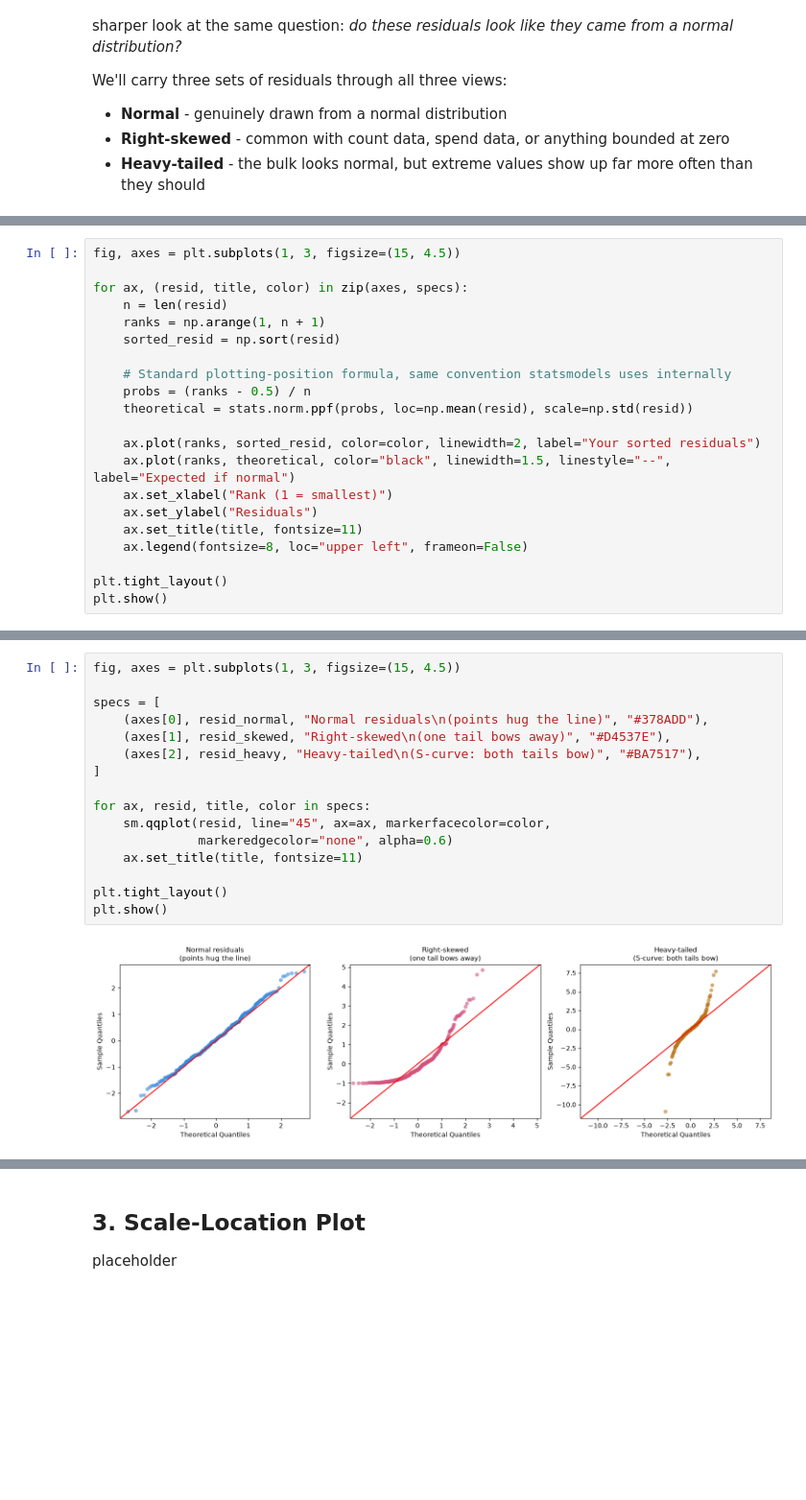
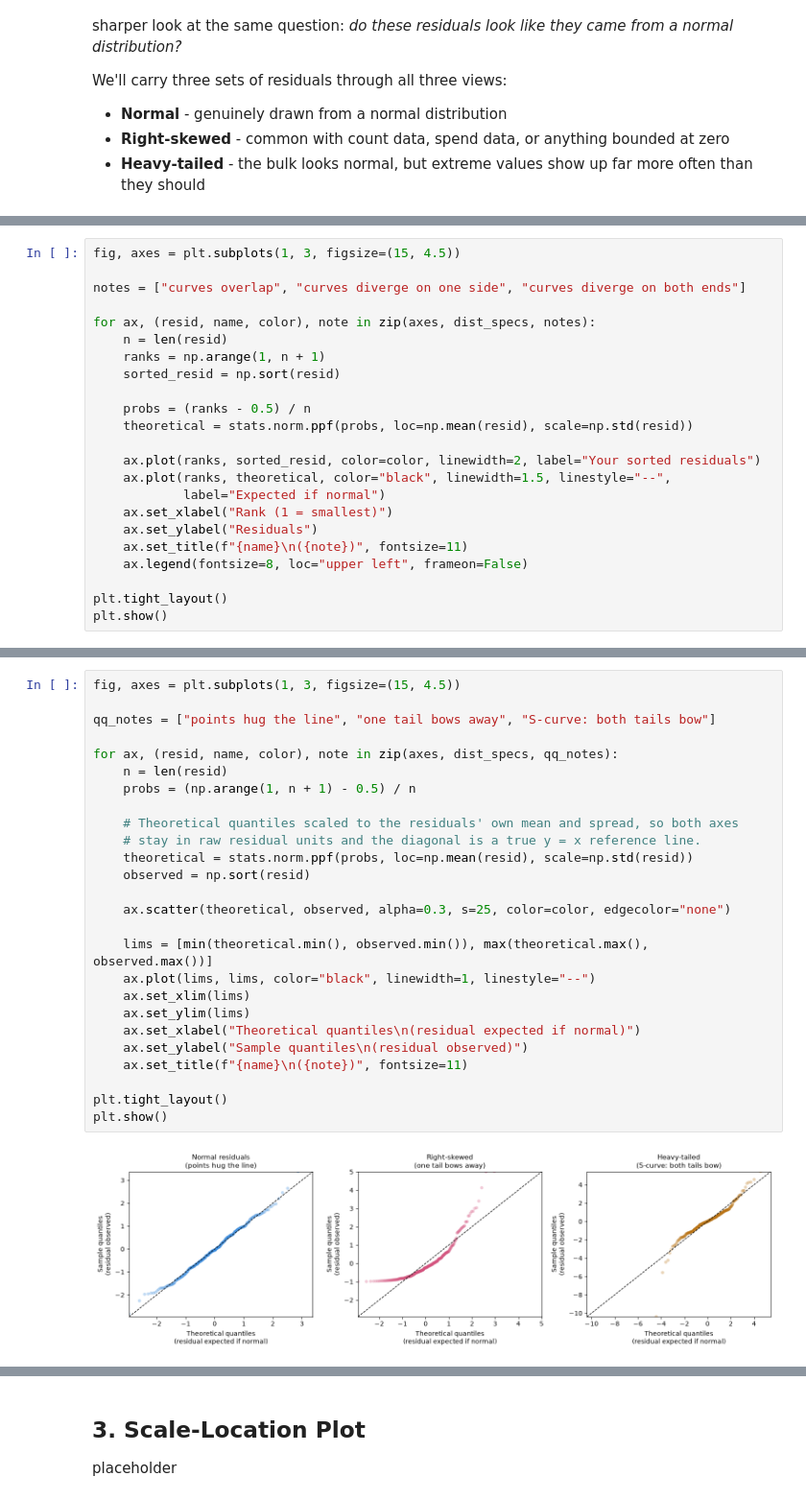
Before and after one commit to cisanta1029/intuition-builders, a Jupyter notebook: 02_regression_diagnostic.ipynb, the cells around one changed output, grey strips where cells are left out. Shown at 96% size. Cells and saved outputs as stored; diff of their text form; blank space fills up the shorter version.

Commit message:
q-q plot section edits

```diff
--- a/02_regression_diagnostic.ipynb
+++ b/02_regression_diagnostic.ipynb
@@ -199,20 +222,22 @@ A histogram checks the shape at a glance, but it treats individual points as dis
 # %%
 fig, axes = plt.subplots(1, 3, figsize=(15, 4.5))
 
-for ax, (resid, title, color) in zip(axes, specs):
+notes = ["curves overlap", "curves diverge on one side", "curves diverge on both ends"]
+
+for ax, (resid, name, color), note in zip(axes, dist_specs, notes):
     n = len(resid)
     ranks = np.arange(1, n + 1)
     sorted_resid = np.sort(resid)
 
-    # Standard plotting-position formula, same convention statsmodels uses internally
     probs = (ranks - 0.5) / n
     theoretical = stats.norm.ppf(probs, loc=np.mean(resid), scale=np.std(resid))
 
     ax.plot(ranks, sorted_resid, color=color, linewidth=2, label="Your sorted residuals")
-    ax.plot(ranks, theoretical, color="black", linewidth=1.5, linestyle="--", label="Expected if normal")
+    ax.plot(ranks, theoretical, color="black", linewidth=1.5, linestyle="--",
+            label="Expected if normal")
     ax.set_xlabel("Rank (1 = smallest)")
     ax.set_ylabel("Residuals")
-    ax.set_title(title, fontsize=11)
+    ax.set_title(f"{name}\n({note})", fontsize=11)
     ax.legend(fontsize=8, loc="upper left", frameon=False)
 
 plt.tight_layout()
@@ -226,19 +289,29 @@ Both plots above show the exact same two sequences: your sorted residuals, and w
 # %%
 fig, axes = plt.subplots(1, 3, figsize=(15, 4.5))
 
-specs = [
-    (axes[0], resid_normal, "Normal residuals\n(points hug the line)", "#378ADD"),
-    (axes[1], resid_skewed, "Right-skewed\n(one tail bows away)", "#D4537E"),
-    (axes[2], resid_heavy, "Heavy-tailed\n(S-curve: both tails bow)", "#BA7517"),
-]
+qq_notes = ["points hug the line", "one tail bows away", "S-curve: both tails bow"]
 
-for ax, resid, title, color in specs:
-    sm.qqplot(resid, line="45", ax=ax, markerfacecolor=color,
-              markeredgecolor="none", alpha=0.6)
-    ax.set_title(title, fontsize=11)
+for ax, (resid, name, color), note in zip(axes, dist_specs, qq_notes):
+    n = len(resid)
+    probs = (np.arange(1, n + 1) - 0.5) / n
+
+    # Theoretical quantiles scaled to the residuals' own mean and spread, so both axes
+    # stay in raw residual units and the diagonal is a true y = x reference line.
+    theoretical = stats.norm.ppf(probs, loc=np.mean(resid), scale=np.std(resid))
+    observed = np.sort(resid)
+
+    ax.scatter(theoretical, observed, alpha=0.3, s=25, color=color, edgecolor="none")
+
+    lims = [min(theoretical.min(), observed.min()), max(theoretical.max(), observed.max())]
+    ax.plot(lims, lims, color="black", linewidth=1, linestyle="--")
+    ax.set_xlim(lims)
+    ax.set_ylim(lims)
+    ax.set_xlabel("Theoretical quantiles\n(residual expected if normal)")
+    ax.set_ylabel("Sample quantiles\n(residual observed)")
+    ax.set_title(f"{name}\n({note})", fontsize=11)
 
 plt.tight_layout()
 plt.show()
 # %% [output]
-[figure, old version]
+[figure, new version]
 # %% [markdown]
```
Also changed, not shown: parts of 8 cells of this notebook.
